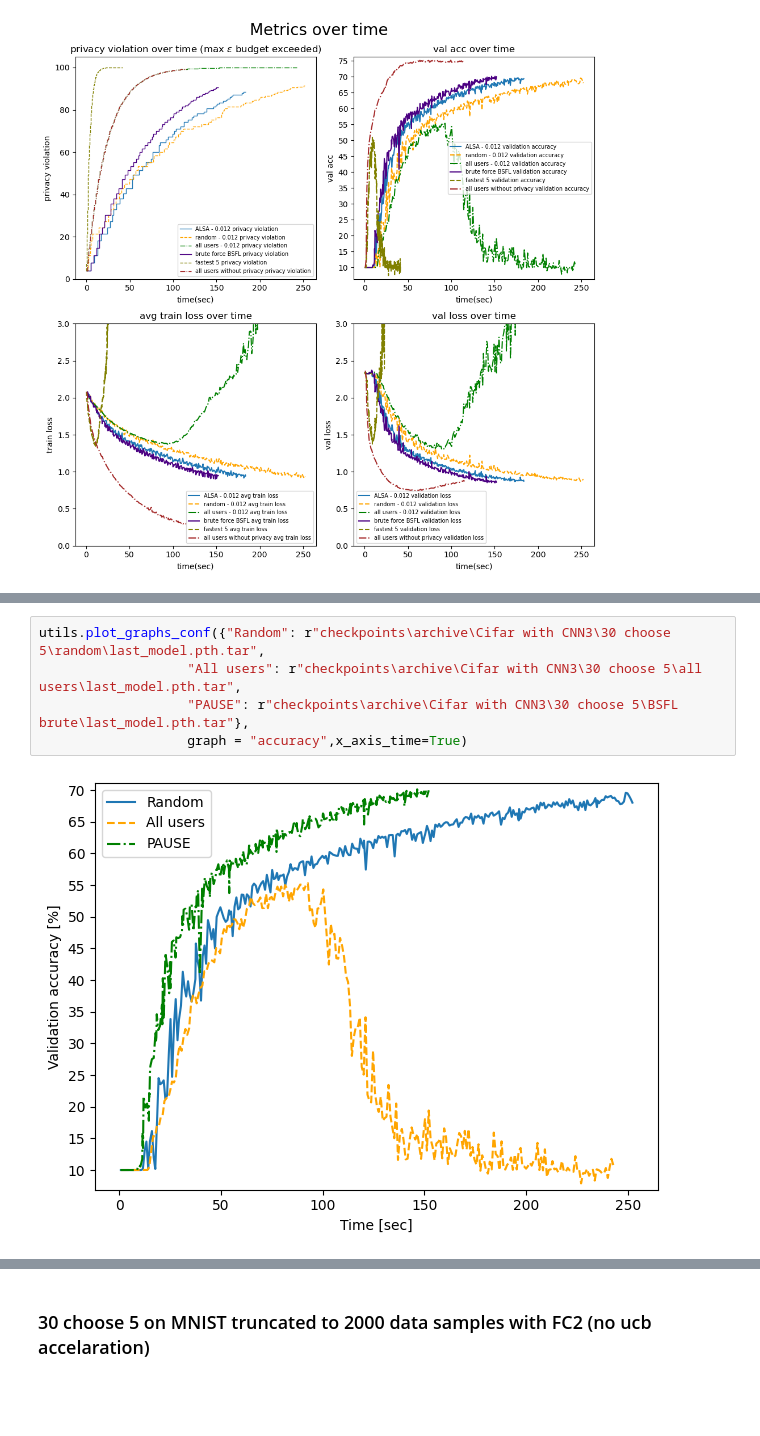
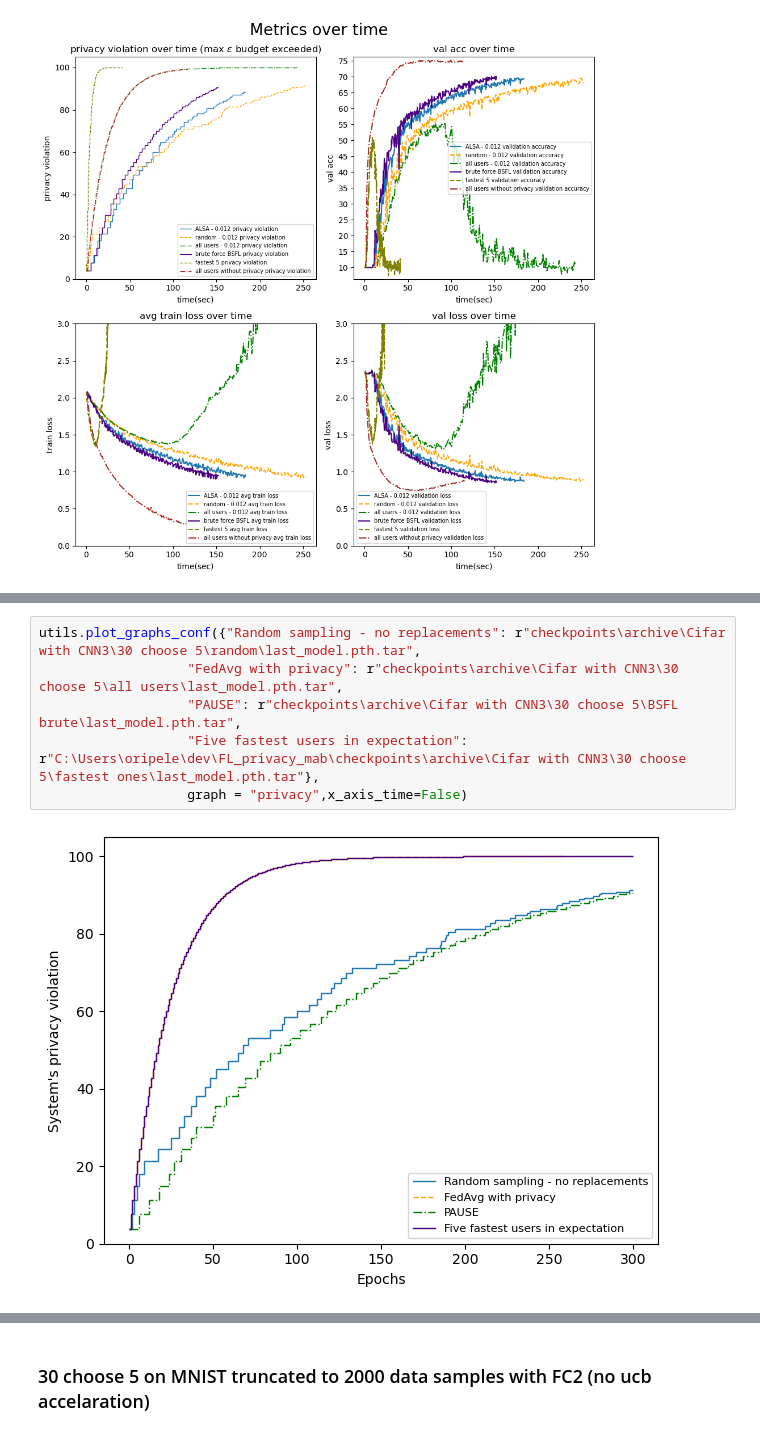
Before and after one commit to oritalp/PAUSE, a Jupyter notebook: plot_graphs.ipynb, the cells around one changed output, grey strips where cells are left out. Saved outputs shown, nothing was run; the diff lists cells and outputs as text; blank space fills up the shorter version.

```diff
--- a/plot_graphs.ipynb
+++ b/plot_graphs.ipynb
@@ -31,7 +37,8 @@ utils.plot_graphs({"ALSA - 0.012": r"C:\Users\oripele\dev\FL_privacy_mab\checkpo
 # %%
-utils.plot_graphs_conf({"Random": r"checkpoints\archive\Cifar with CNN3\30 choose 5\random\last_model.pth.tar",
-                   "All users": r"checkpoints\archive\Cifar with CNN3\30 choose 5\all users\last_model.pth.tar",
-                   "PAUSE": r"checkpoints\archive\Cifar with CNN3\30 choose 5\BSFL brute\last_model.pth.tar"},
-                   graph = "accuracy",x_axis_time=True)
+utils.plot_graphs_conf({"Random sampling - no replacements": r"checkpoints\archive\Cifar with CNN3\30 choose 5\random\last_model.pth.tar",
+                   "FedAvg with privacy": r"checkpoints\archive\Cifar with CNN3\30 choose 5\all users\last_model.pth.tar",
+                   "PAUSE": r"checkpoints\archive\Cifar with CNN3\30 choose 5\BSFL brute\last_model.pth.tar",
+                   "Five fastest users in expectation": r"C:\Users\oripele\dev\FL_privacy_mab\checkpoints\archive\Cifar with CNN3\30 choose 5\fastest ones\last_model.pth.tar"},
+                   graph = "privacy",x_axis_time=False)
 # %% [output]
-[figure, old version]
+[figure, new version]
```
Also changed, not shown: parts of 8 cells of this notebook, 8 other files.
